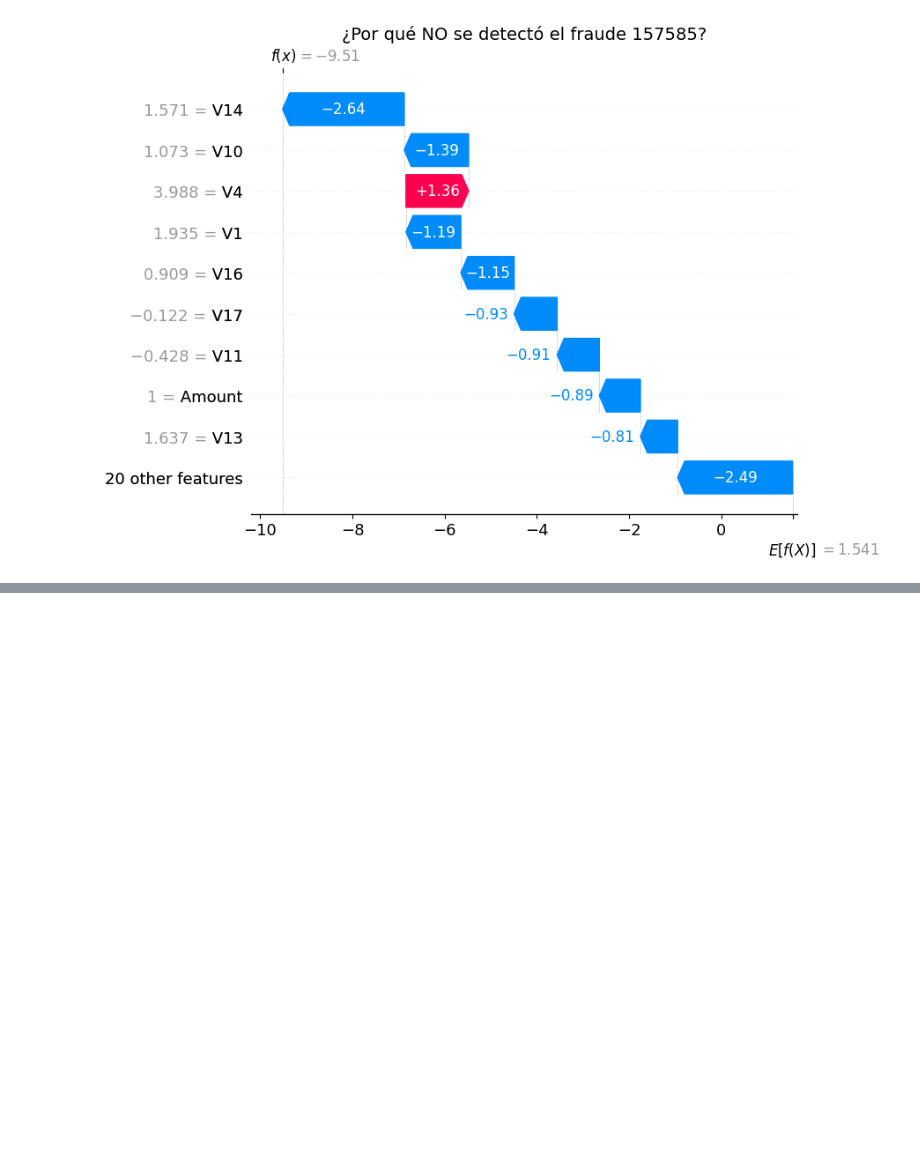
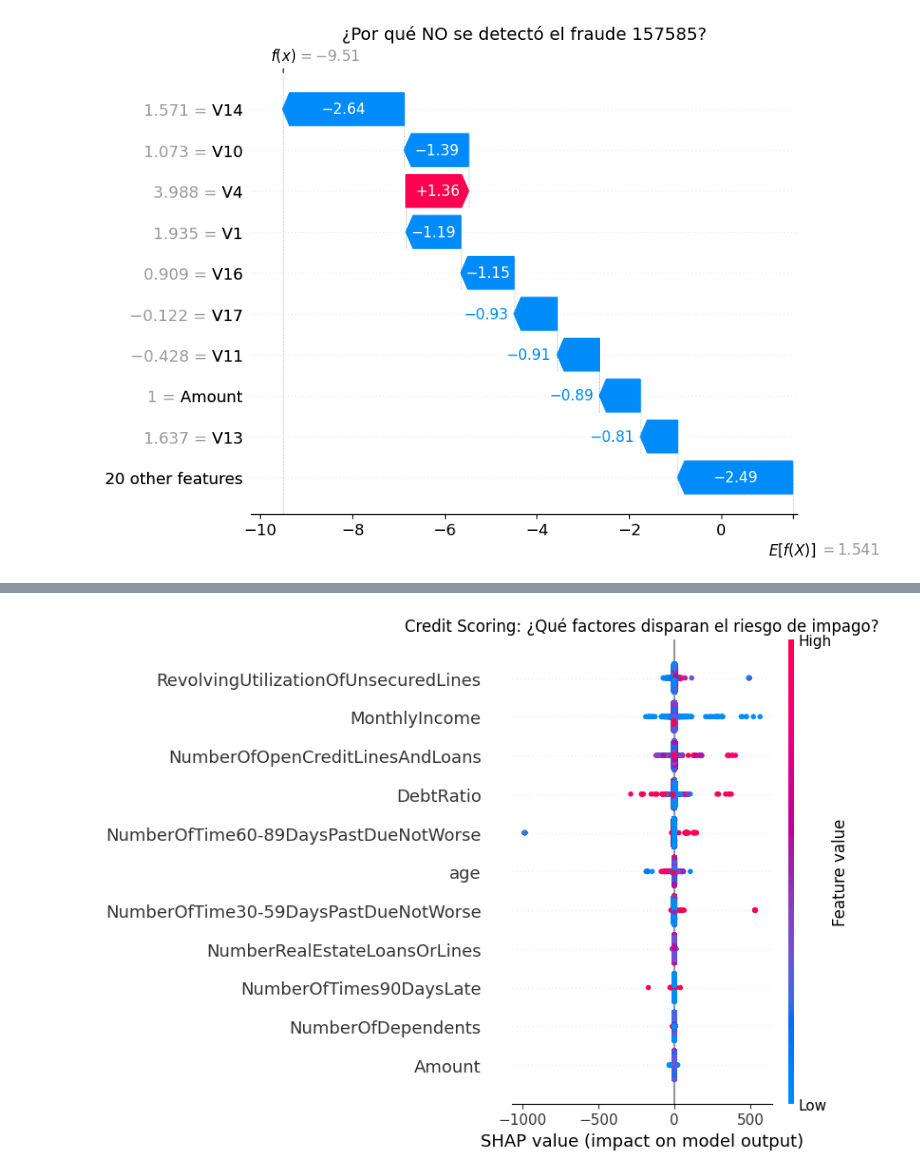
Before and after one commit to AlejandroJB18/tfg_info_deteccion_fraude, a Jupyter notebook: notebooks/xai.ipynb, the cells around one changed output, grey strips where cells are left out. Drawn from its saved outputs; the diff is of its cells as text; code cells hidden in the pictures; blank space fills up the shorter version.

```diff
--- a/notebooks/xai.ipynb
+++ b/notebooks/xai.ipynb
@@ -157,0 +190,20 @@ Importe perdido: 1.0€
+# %%
+# 3. Preparar el Explainer y Calcular SHAP Values
+# Usamos una muestra aleatoria para agilizar el cálculo, ya que SHAP es costoso computacionalmente.
+SAMPLE_SIZE = 20000
+X_test_sample = X_test_cs.sample(min(SAMPLE_SIZE, len(X_test_cs)), random_state=42)
+
+print(f"Calculando valores SHAP sobre una muestra de {len(X_test_sample)} clientes (esto puede tardar un poco)...")
+
+# TreeExplainer funciona para XGBoost, LightGBM y Random Forest
+explainer_cs = shap.TreeExplainer(model_cs)
+shap_values_cs = explainer_cs(X_test_sample)
+
+# Ajuste para modelos que devuelven una lista (como Random Forest Clasificador)
+# Nos quedamos con la clase 1 (Probabilidad de Default)
+if isinstance(shap_values_cs, list):
+    shap_values_cs = shap_values_cs[1]
+elif len(shap_values_cs.shape) == 3:
+    shap_values_cs = shap_values_cs[:, :, 1]
+
+print("✅ Valores SHAP calculados correctamente.")
@@ -157,0 +222,14 @@ Importe perdido: 1.0€
+# %%
+plt.figure(figsize=(10, 6))
+plt.title("Credit Scoring: ¿Qué factores disparan el riesgo de impago?")
+# max_display limita el gráfico a las variables más relevantes
+shap.plots.beeswarm(shap_values_cs, max_display=12, show=False)
+
+# Guardar y mostrar
+if not os.path.exists('../results'):
+    os.makedirs('../results')
+plt.tight_layout()
+plt.savefig('../results/shap_beeswarm_credit.png')
+plt.show()
+# %% [output]
+[figure, added]
```
Also changed, not shown: parts of 9 cells of this notebook, 8 other files.
